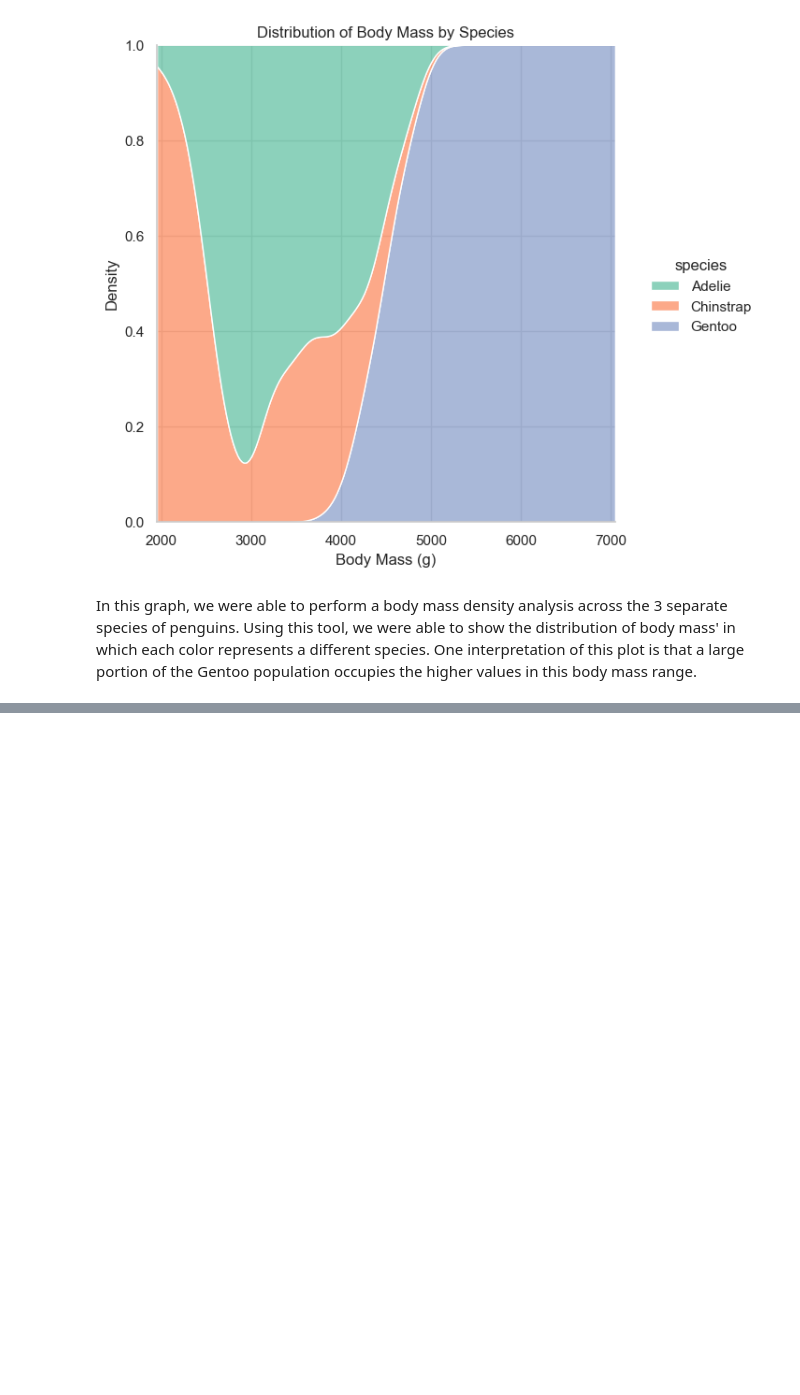
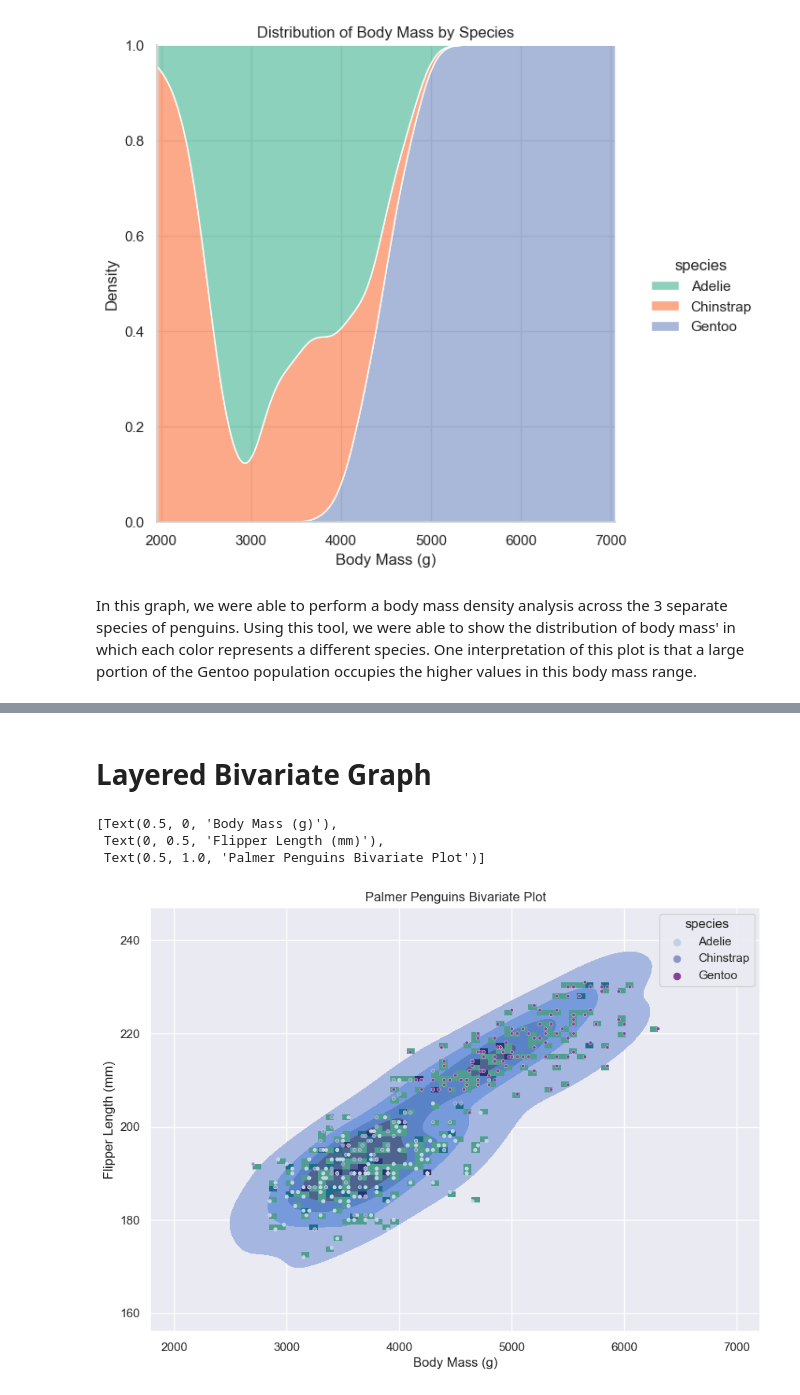
Before and after one commit to saingersoll/squirrel-gurlz, a Jupyter notebook: nbs/seabornpenguins.ipynb, the cells around one changed output, grey strips where cells are left out. Cells and saved outputs as stored; diff of their text form; code cells hidden in the pictures; blank space fills up the shorter version.

```diff
--- a/nbs/seabornpenguins.ipynb
+++ b/nbs/seabornpenguins.ipynb
@@ -298,0 +382,28 @@ In this graph, we were able to perform a body mass density analysis across the 3
+# %% [markdown]
+# Layered Bivariate Graph
+# %%
+# Loaded second unaltered penguins dataset
+penguins2 = sns.load_dataset("penguins")
+# %%
+# Set theme style
+sns.set_theme(style="darkgrid")
+
+# Set plot size
+plt.subplots(figsize=(10, 7))
+
+# created layered histogram and scatter plot with contour density lines called ax
+
+# Density plot with 5 levels
+ax = sns.kdeplot(data = penguins2, x = "body_mass_g", y = "flipper_length_mm", levels = 5, fill = "icefire")
+# Histogram with 50 bins
+sns.histplot(data = penguins2, x = "body_mass_g", y = "flipper_length_mm", bins=50, cmap = "crest")
+# Scatterplot representing hue by species
+sns.scatterplot(data = penguins2, x = "body_mass_g", y = "flipper_length_mm", s=10, hue = "species", palette = "BuPu")
+
+# Set axis labels
+ax.set(xlabel='Body Mass (g)', ylabel='Flipper Length (mm)', title='Palmer Penguins Bivariate Plot')
+# %% [output]
+[Text(0.5, 0, 'Body Mass (g)'),
+ Text(0, 0.5, 'Flipper Length (mm)'),
+ Text(0.5, 1.0, 'Palmer Penguins Bivariate Plot')]
+[figure, added]
```
Also changed, not shown: parts of 16 cells of this notebook.
